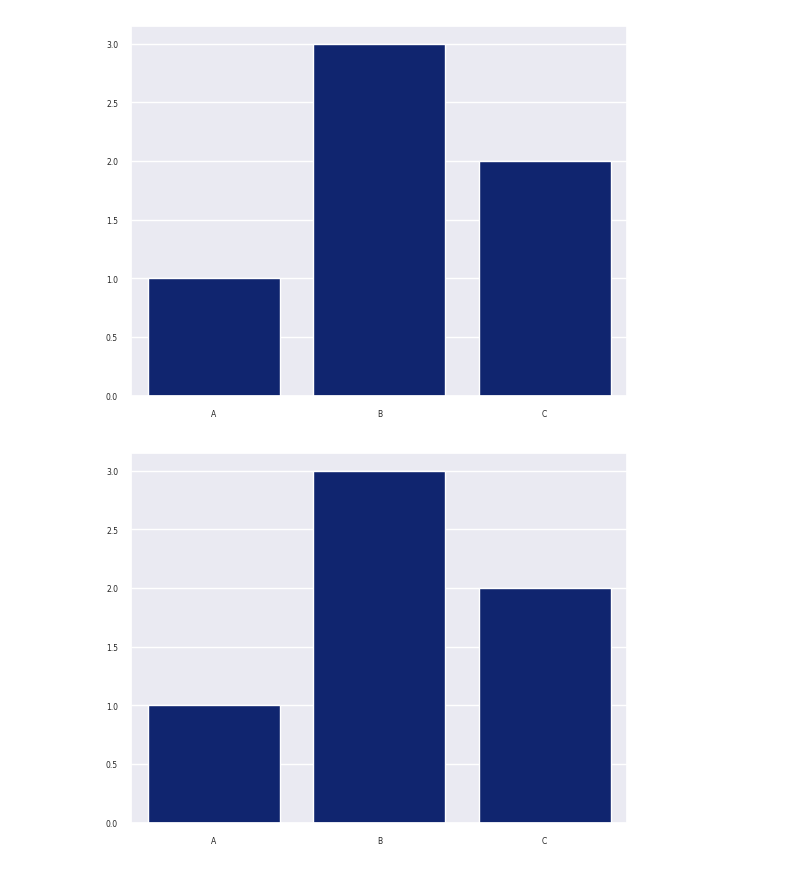
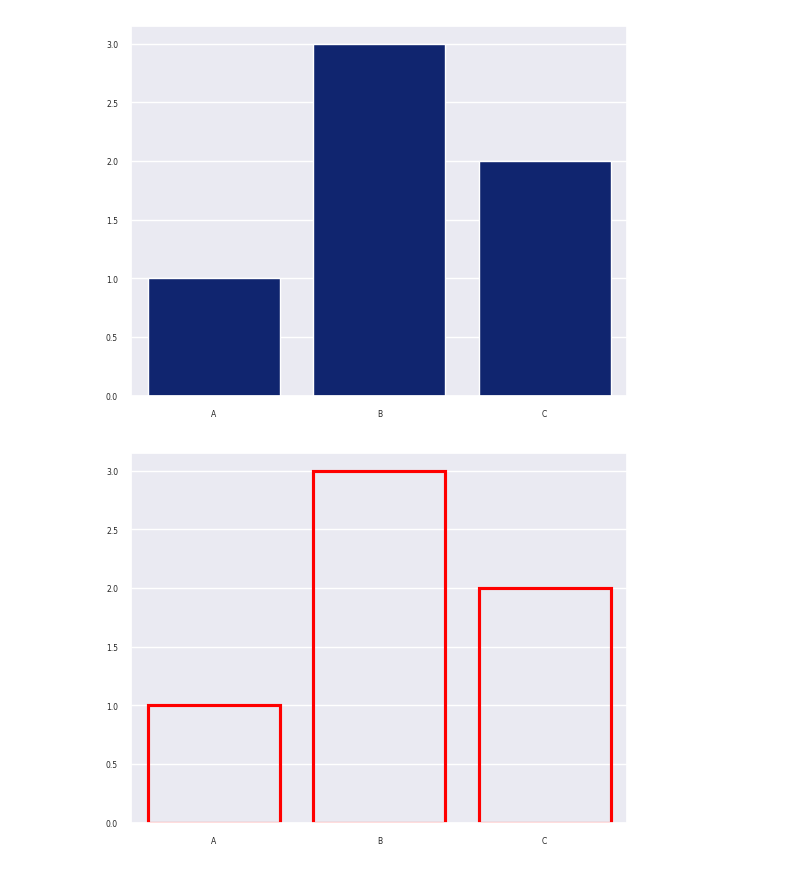
Before and after one commit to Ojitos369/data_scientist_with_python, a Jupyter notebook: VDMS_Visualizacion_Datos_Matplotlib_Seaborn/11_set_sns.ipynb, the cells around one changed output. Drawn from its saved outputs; the diff is of its cells as text; code cells hidden in the pictures.

```diff
--- a/VDMS_Visualizacion_Datos_Matplotlib_Seaborn/11_set_sns.ipynb
+++ b/VDMS_Visualizacion_Datos_Matplotlib_Seaborn/11_set_sns.ipynb
@@ -26,8 +26,8 @@ plt.show()
 # %% [output]
 [figure]
 # %%
-sns.set_theme(style="darkgrid", palette="dark", font_scale=0.5)
-sns.barplot(x=["A", "B", "C"], y=[1, 3, 2])
+sns.set_theme(style="darkgrid", palette="husl", font_scale=0.5)
+sns.barplot(x=["A", "B", "C"], y=[1, 3, 2], color="red", fill=False)
 plt.show()
 # %% [output]
-[figure, old version]
+[figure, new version]
```
Also changed, not shown: 4 other files.
